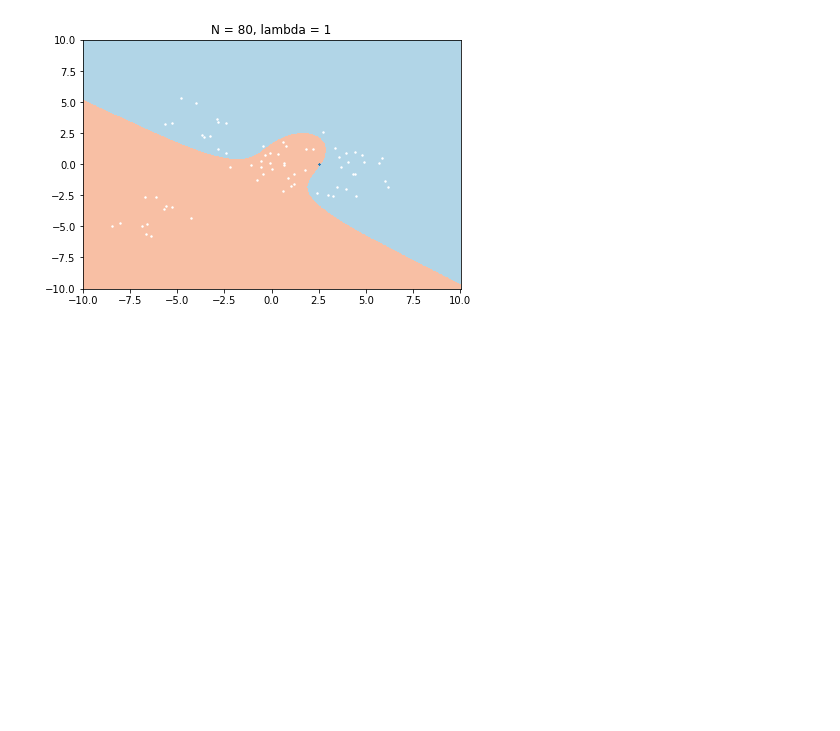
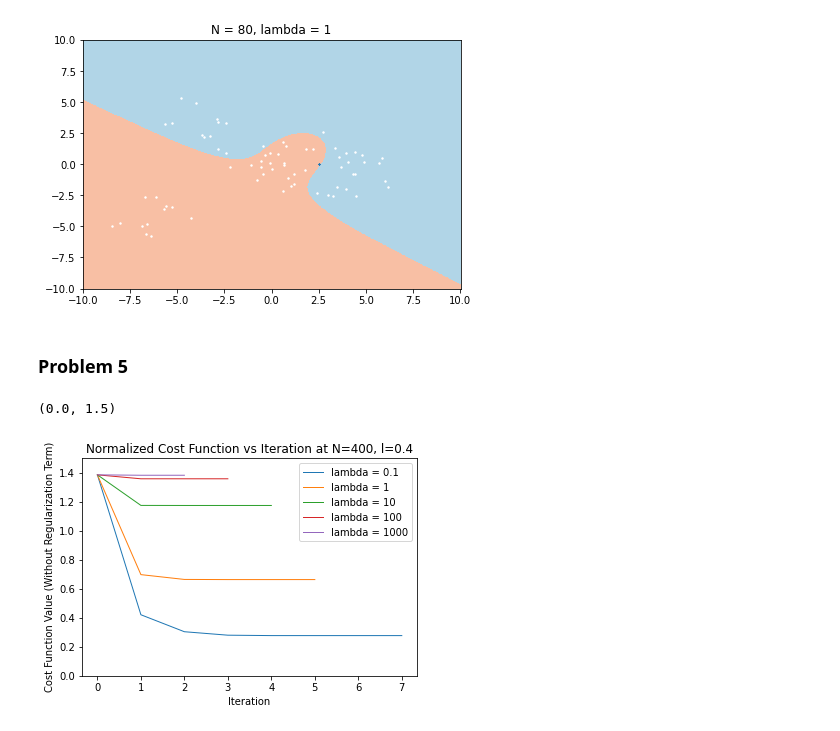
Before and after one commit to lcy0x1/ECE283, a Jupyter notebook: src/hw1/q1.ipynb, the cells around one changed output. Saved outputs shown, nothing was run; the diff lists cells and outputs as text; code cells hidden in the pictures; blank space fills up the shorter version.

```diff
--- a/src/hw1/q1.ipynb
+++ b/src/hw1/q1.ipynb
@@ -354,3 +355,5 @@ test(regress(train_sample_0, train_sample_1,30,0.1))
 # %% [output]
 0.0769 0.15603
 [figure]
+# %% [markdown]
+### Problem 5
@@ -356,0 +401,19 @@ test(regress(train_sample_0, train_sample_1,30,0.1))
+# %%
+param_list = [0.1, 1, 10, 100, 1000]
+reg_list = [regressk(map_sample_0, map_sample_1, 200, lbd, 0.4)
+            for lbd in param_list]
+
+fig, ax = plt.subplots()
+lines = []
+for reg in reg_list:
+    line, = ax.plot(reg["cost"], linewidth=1,
+                    label='lambda = '+str(reg["lbd"]))
+    lines.append(line)
+ax.legend(handles=lines)
+ax.set_title("Normalized Cost Function vs Iteration at N=400, l=0.4")
+ax.set_xlabel("Iteration")
+ax.set_ylabel("Cost Function Value (Without Regularization Term)")
+ax.set_ylim(0,1.5)
+# %% [output]
+(0.0, 1.5)
+[figure, added]
```
Also changed, not shown: parts of 15 cells of this notebook, 2 other files.
